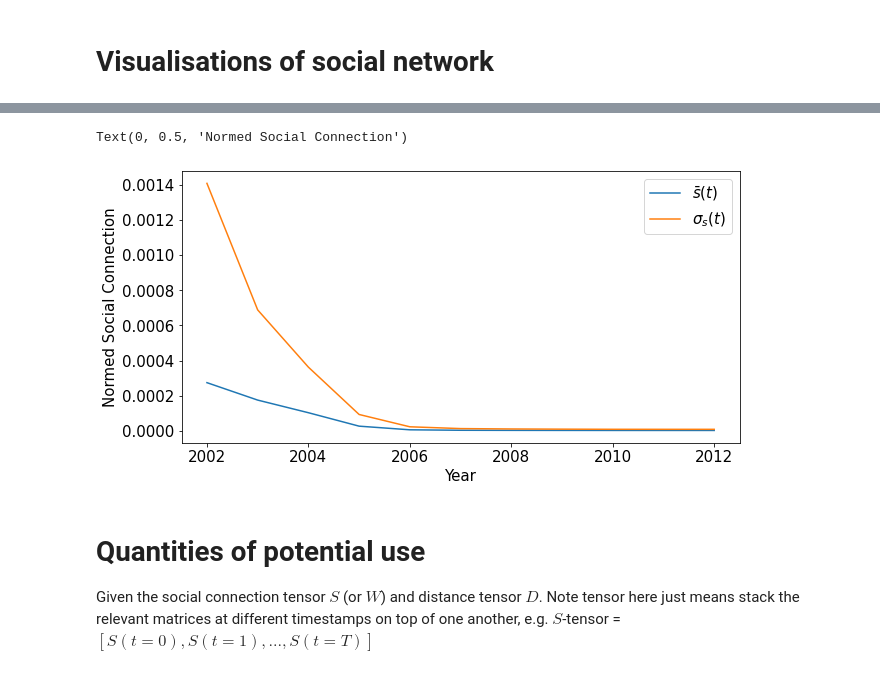
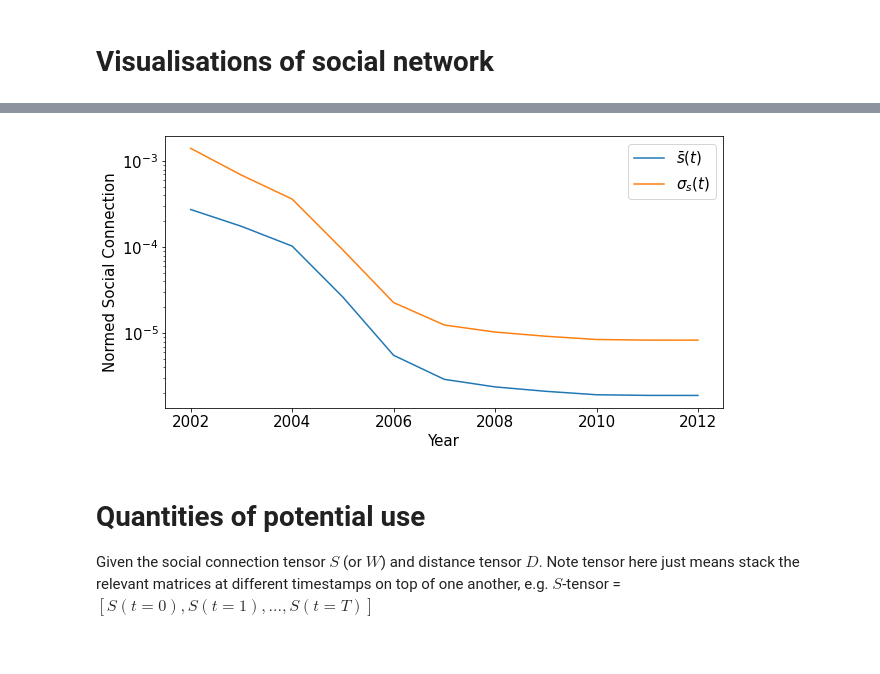
Before and after one commit to yasamanasgarii/wwcs-2022-memory-of-social-connections, a Jupyter notebook: analysis/analysis.ipynb, the cells around one changed output, grey strips where cells are left out. Saved outputs shown, nothing was run; the diff lists cells and outputs as text; code cells hidden in the pictures.

```diff
--- a/analysis/analysis.ipynb
+++ b/analysis/analysis.ipynb
@@ -14,4 +14,12 @@ mpl.rc('font', **font)
 # Road Network Data
 Insert road network / distance matrix things. Assume will output a distance tensor $D$ of size $T \times N \times N$
 # %%
-D=500*np.random.rand(11,19,19) # just a place-holder
+# D=500*np.random.rand(11,19,19) # just a place-holder
+df_distances = pd.read_excel('distances_new.xlsx')
+df_distances.head()
+D = df_distances.to_numpy()[:,1:]
+D = np.array([D for i in range(11)])
+for t in range(11):
+    np.fill_diagonal(D[t,:,:],0)
+print(D.shape)
+print(D)
@@ -73,19 +112,41 @@ for i in range(S.shape[2]):
 # %%
 # Null Model 1 - Random Graph
 S_ti = np.sum(S,axis=2)
-S_null_r = np.zeros_like(S)
+S_null_random = np.zeros_like(S)
 for t in range(S.shape[0]):
     modS = S[t,:,:].sum()
-    S_null_r[t,:,:] = np.outer(S_ti[t,:],S_ti[t,:])
+    S_null_random[t,:,:] = np.outer(S_ti[t,:],S_ti[t,:])
 
 
 # Null Model 2 - Gravity Model
     # requires the distance tensor too!
-S_null_g = np.zeros_like(S)
+S_null_gravity = np.zeros_like(S)
+    #exponents:
+alpha = 1
+beta = 1
+gamma = 2
+n=users_per_city(W) # natively two cities have 0 users to begin with
 for t in range(S.shape[0]):
+    S_null_gravity[t,:,:] = np.outer(n[t,:]**alpha,n[t,:]**beta)/D[t,:,:]**gamma
+
+
+# Null Model 3 - Radiation Model
+S_null_radiation = np.zeros_like(S)
+m = np.zeros_like(S)
+for t in range(S.shape[0]):
+    for i in range(S.shape[1]):
+        for j in range(S.shape[2]):
+            for k in range(S.shape[2]):
+                if D[t,i,k] <= D[t,i,j]:
+                    m[t,i,j] += n[t,k]
+    for i in range(S.shape[1]):
+        for j in range(S.shape[2]):
+            S_null_radiation[t,i,j] = S_ti[t,i]*n[t,i]*n[t,j]/((n[t,i]+n[t,j]+m[t,i,j])*(n[t,i]+m[t,i,j]))
 # %%
 # symmetrised, social connection tensor S_norm normalised to the null model
-S_norm = S/S_null
+S_norm = S/S_null_random
+for t in range(11):
+    np.fill_diagonal(S_norm[t,:,:],0)
 # %% [markdown]
 # Visualisations of social network
 # %%
@@ -111,17 +172,17 @@ for t in range(S.shape[0]):
 # %%
 fig=plt.figure(figsize=(10,5))
 
 plt.plot(Years,[S_norm[t,:,:].mean() for t in range(S.shape[0])],label=r'$\bar{s} (t)$')
 # plt.plot(Years,[W_norm[t,:,:].mean() for t in range(S.shape[0])],label=r'$\bar{w} (t)$')
 
 plt.plot(Years,[S_norm[t,:,:].std() for t in range(S.shape[0])],label=r'$\sigma_s (t)$')
 # plt.plot(Years,[W_norm[t,:,:].std() for t in range(S.shape[0])],label=r'$\sigma_w (t)$')
 plt.legend()
 plt.xlabel("Year")
 plt.ylabel("Normed Social Connection")
+plt.yscale('log')
 # %% [output]
-Text(0, 0.5, 'Normed Social Connection')
-[figure, old version]
+[figure, new version]
 # %% [markdown]
 # Quantities of potential use
 Given the social connection tensor $S$ (or $W$) and distance tensor $D$. Note tensor here just means stack the relevant matrices at different timestamps on top of one another, e.g. $S$-tensor = $[S(t=0),S(t=1),...,S(t=T)]$
```
Also changed, not shown: parts of 12 cells of this notebook, 2 other files.
